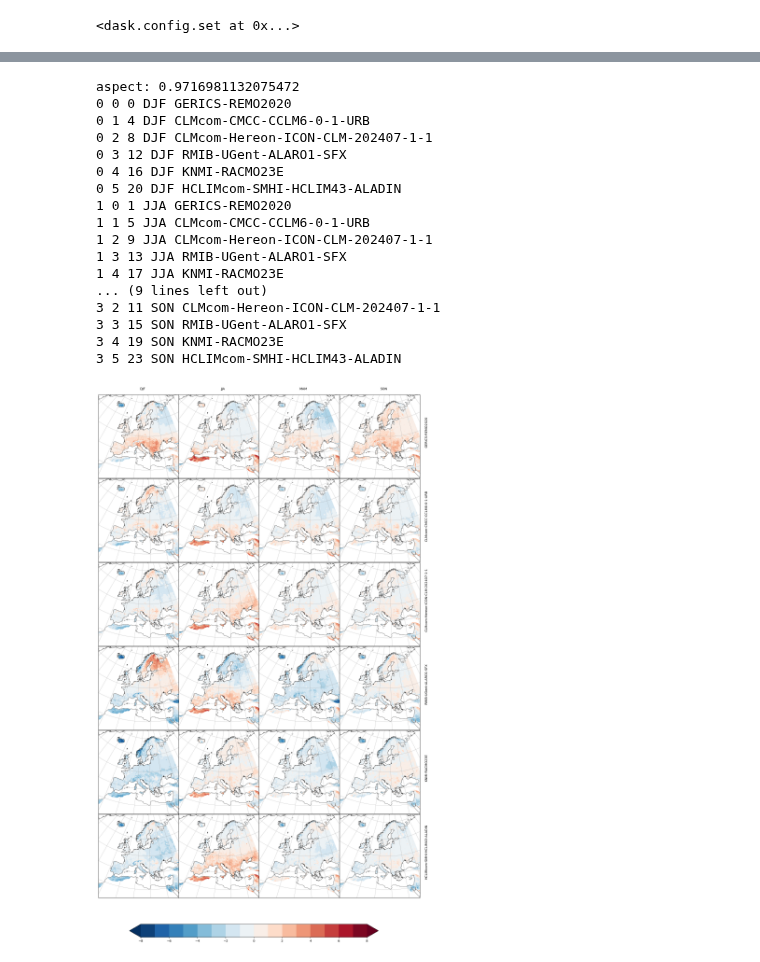
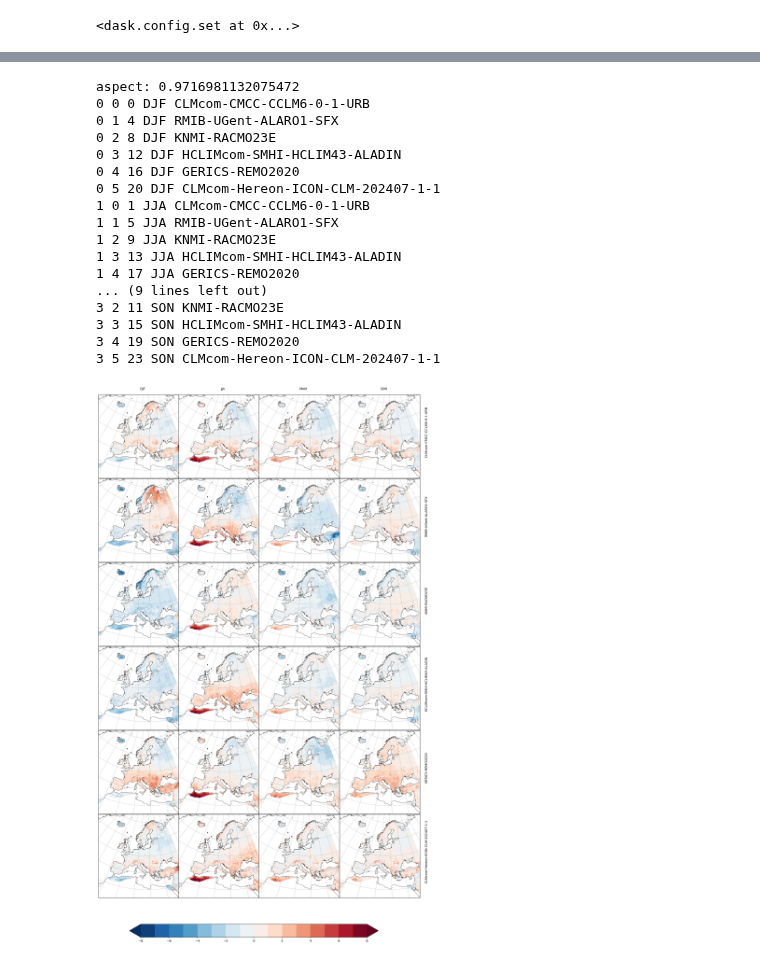
Before and after one commit to euro-cordex/joint-evaluation, a Jupyter notebook: eval-book/eobs.nbconvert.ipynb, the cells around one changed output, grey strips where cells are left out. Cells and saved outputs as stored; diff of their text form; code cells hidden in the pictures.

```diff
--- a/eval-book/eobs.nbconvert.ipynb
+++ b/eval-book/eobs.nbconvert.ipynb
@@ -193,7 +194,7 @@ Periodic in longitude?      False
 # %%
 period = slice("1980", "2020")
 
-eobs = obs.eobs(add_mask=False).sel(time=period)
+eobs = obs.eobs(variables="tg", add_mask=False).sel(time=period)
 eobs = mask_invalid(eobs, vars="tg", threshold=0.1)
 # %%
 # unmapped_to_nan, see https://github.com/pangeo-data/xESMF/issues/56
@@ -238,0 +235,13 @@ eobs_seasmean.plot(col="season", col_wrap=2)
+# %%
+%%time
+
+variable = "tas"
+
+bias = {
+    dset_id: (
+        seasonal_mean(ds[[variable]].sel(time=period)).compute()
+        + height_temperature_correction(ds.orog, eobs_on_rotated.elevation)
+        - (eobs_seasmean + 273.15)
+    )
+    for dset_id, ds in dsets.items()
+}
@@ -239,18 +261,11 @@ eobs_seasmean.plot(col="season", col_wrap=2)
 # %%
-variable = "tas"
-
-diffs = {
-    dset_id: seasonal_mean(ds[[variable]].sel(time=period)).compute()
-    - (eobs_seasmean + 273.15)
-    for dset_id, ds in dsets.items()
-}
 seasonal_bias = xr.concat(
-    list(diffs.values()),
+    list(bias.values()),
     dim=xr.DataArray(
         list(
             map(
                 lambda x: short_iid(x, ["institution_id", "source_id"], delimiter="-"),
-                diffs.keys(),
+                bias.keys(),
             )
         ),
         dims="dset_id",
@@ -291,0 +276,3 @@ Data variables:
+# %%
+%%time
+seasonal_bias_ = seasonal_bias.compute()
@@ -295,7 +290,7 @@ import numpy as np
 from cartopy import crs as ccrs
 from cartopy.mpl.ticker import LatitudeFormatter, LongitudeFormatter
 
-ds = seasonal_bias
+ds = seasonal_bias_
 
 nrows = ds.dset_id.size
 ncols = ds.season.size
@@ -405,46 +400,46 @@ for i, season in enumerate(ds.season.values):
         #    axs[pos].set_xlabel(dset_id)
         #    axs[pos].set_xticks(range(-180, 180, 10), crs=ccrs.PlateCarree())
         # lon_formatter = cticker.LongitudeFormatter()
         # axs[i].xaxis.set_major_formatter(lon_formatter)
         lon_formatter = LongitudeFormatter(zero_direction_label=True)
         lat_formatter = LatitudeFormatter()
         axs[pos].xaxis.set_major_formatter(lon_formatter)
         axs[pos].yaxis.set_major_formatter(lat_formatter)
 
         # # Latitude labels
         # axs[pos].set_yticks(range(-90, 90, 10), crs=ccrs.PlateCarree())
         # lat_formatter = cticker.LatitudeFormatter()
         # axs[i].yaxis.set_major_formatter(lat_formatter)
 
 # plt.subplots_adjust(wspace=0, hspace=0)
 
 # Adjust the location of the subplots on the page to make room for the colorbar
 # fig.subplots_adjust(bottom=0.1, top=0.9, left=0.1, right=0.9, wspace=0.08, hspace=0.08)
 
 # Add a colorbar axis at the bottom of the graph
 cbar_ax = fig.add_axes([0.2, 0.05, 0.6, 0.02])
 
 # Draw the colorbar
 cbar = fig.colorbar(cs, cax=cbar_ax, orientation="horizontal")
 
 # Add a big title at the top
 # plt.suptitle('SubX Week 1 2m Temperature Anomalies ($^\circ$C): Apr 16, 2020 Initialized Forecasts')
 # %% [output]
 aspect: 0.9716981132075472
-0 0 0 DJF GERICS-REMO2020
-0 1 4 DJF CLMcom-CMCC-CCLM6-0-1-URB
-0 2 8 DJF CLMcom-Hereon-ICON-CLM-202407-1-1
-0 3 12 DJF RMIB-UGent-ALARO1-SFX
-0 4 16 DJF KNMI-RACMO23E
-0 5 20 DJF HCLIMcom-SMHI-HCLIM43-ALADIN
-1 0 1 JJA GERICS-REMO2020
-1 1 5 JJA CLMcom-CMCC-CCLM6-0-1-URB
-1 2 9 JJA CLMcom-Hereon-ICON-CLM-202407-1-1
-1 3 13 JJA RMIB-UGent-ALARO1-SFX
-1 4 17 JJA KNMI-RACMO23E
+0 0 0 DJF CLMcom-CMCC-CCLM6-0-1-URB
+0 1 4 DJF RMIB-UGent-ALARO1-SFX
+0 2 8 DJF KNMI-RACMO23E
+0 3 12 DJF HCLIMcom-SMHI-HCLIM43-ALADIN
+0 4 16 DJF GERICS-REMO2020
+0 5 20 DJF CLMcom-Hereon-ICON-CLM-202407-1-1
+1 0 1 JJA CLMcom-CMCC-CCLM6-0-1-URB
+1 1 5 JJA RMIB-UGent-ALARO1-SFX
+1 2 9 JJA KNMI-RACMO23E
+1 3 13 JJA HCLIMcom-SMHI-HCLIM43-ALADIN
+1 4 17 JJA GERICS-REMO2020
 ... (9 lines left out)
-3 2 11 SON CLMcom-Hereon-ICON-CLM-202407-1-1
-3 3 15 SON RMIB-UGent-ALARO1-SFX
-3 4 19 SON KNMI-RACMO23E
-3 5 23 SON HCLIMcom-SMHI-HCLIM43-ALADIN
+3 2 11 SON KNMI-RACMO23E
+3 3 15 SON HCLIMcom-SMHI-HCLIM43-ALADIN
+3 4 19 SON GERICS-REMO2020
+3 5 23 SON CLMcom-Hereon-ICON-CLM-202407-1-1
-[figure, old version]
+[figure, new version]
```
Also changed, not shown: parts of 10 cells of this notebook.
